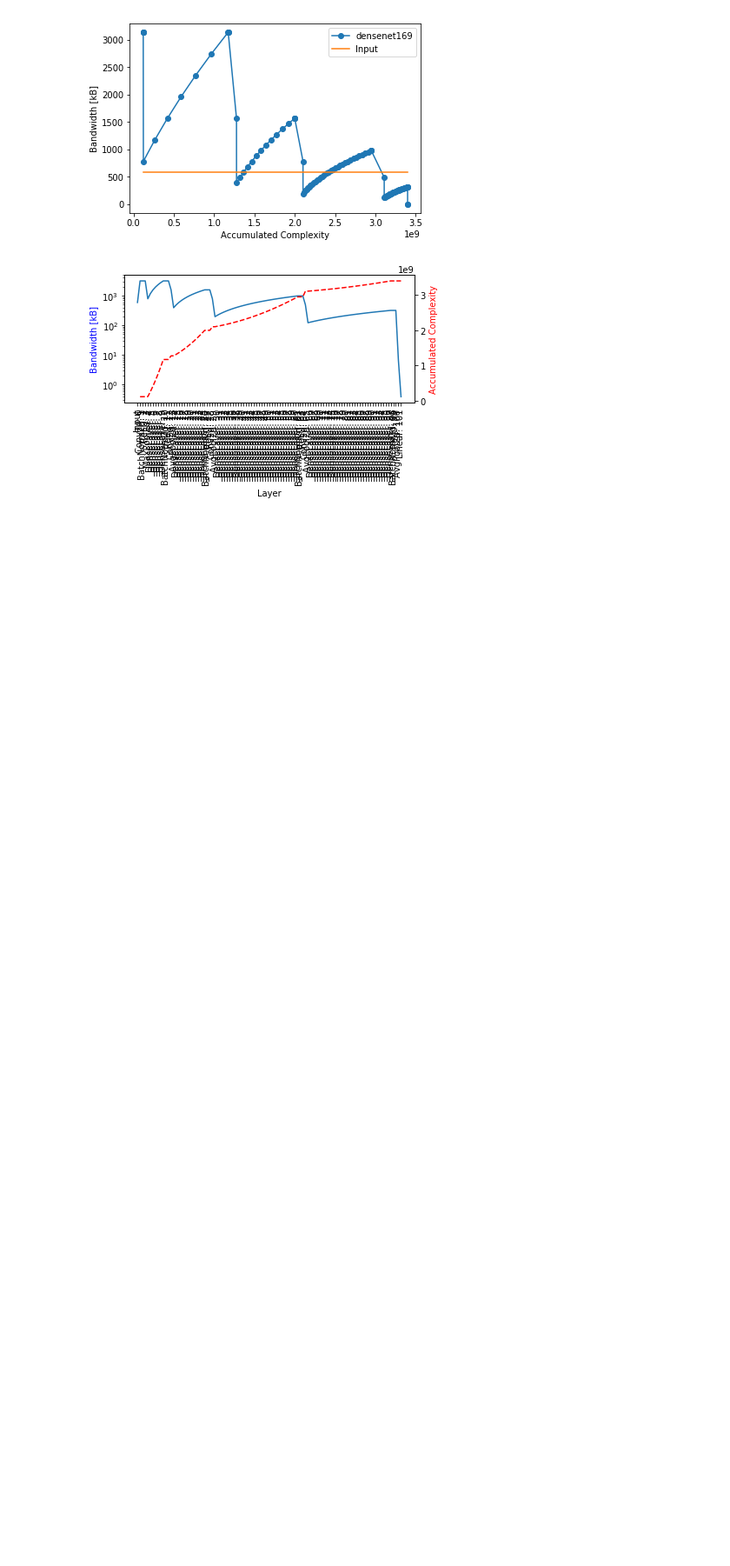
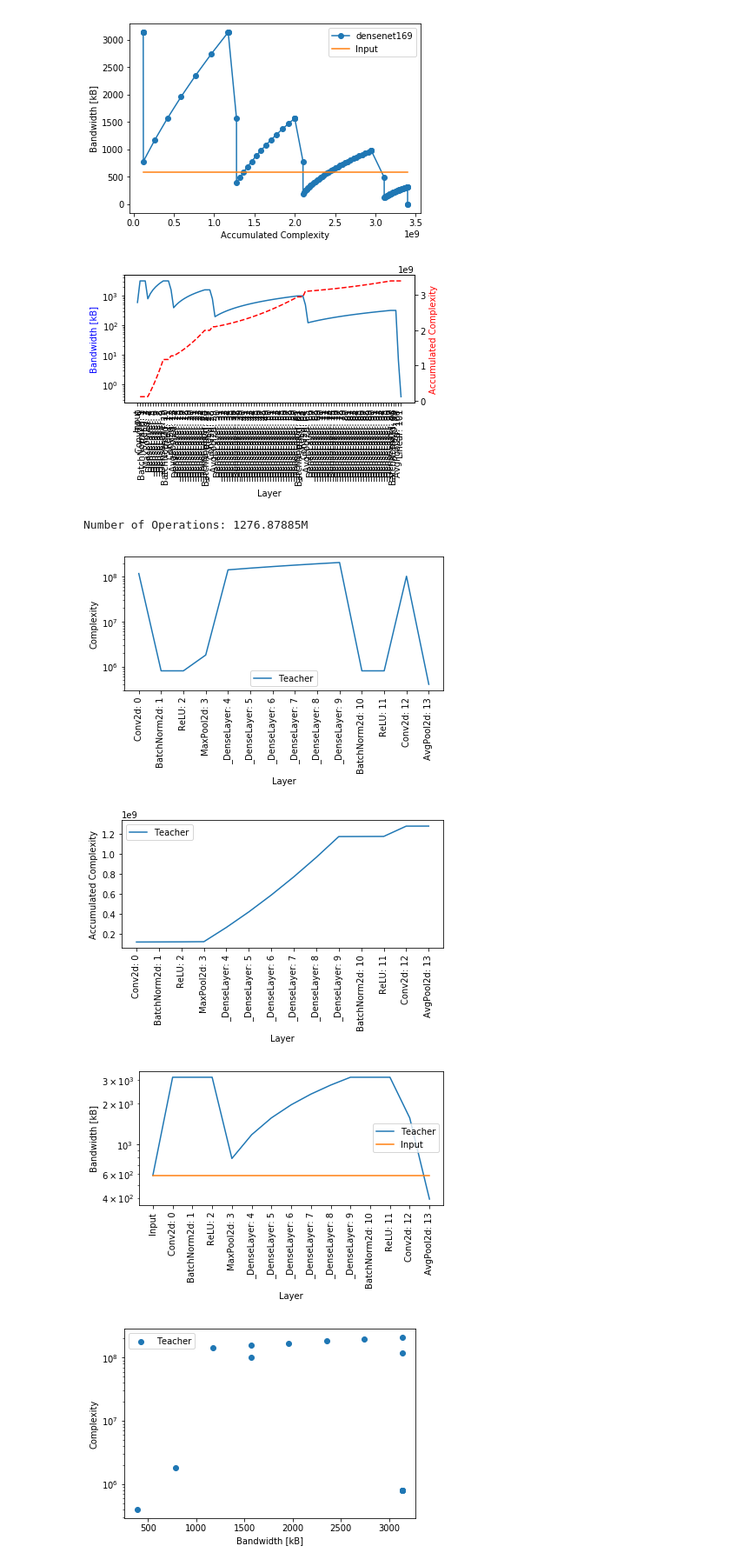
Before and after one commit to yoshitomo-matsubara/head-network-distillation, a Jupyter notebook: src/splittable_point_finder.ipynb, the cells around one changed output. Shown: that part at 87% size. Drawn from its saved outputs; the diff is of its cells as text; code cells hidden in the pictures; blank space fills up the shorter version.

```diff
--- a/src/splittable_point_finder.ipynb
+++ b/src/splittable_point_finder.ipynb
@@ -116,3 +115,11 @@ Number of Operations: 3399.00887M
 [figure]
 [figure]
 [figure]
+# %%
+_ = net_measure_util.compute_model_complexity_and_bandwidth(teacher_model, 'Teacher', input_shape, scaled=False)
+# %% [output]
+Number of Operations: 1276.87885M
+[figure, added]
+[figure, added]
+[figure, added]
+[figure, added]
```
Also changed, not shown: parts of 7 cells of this notebook.
